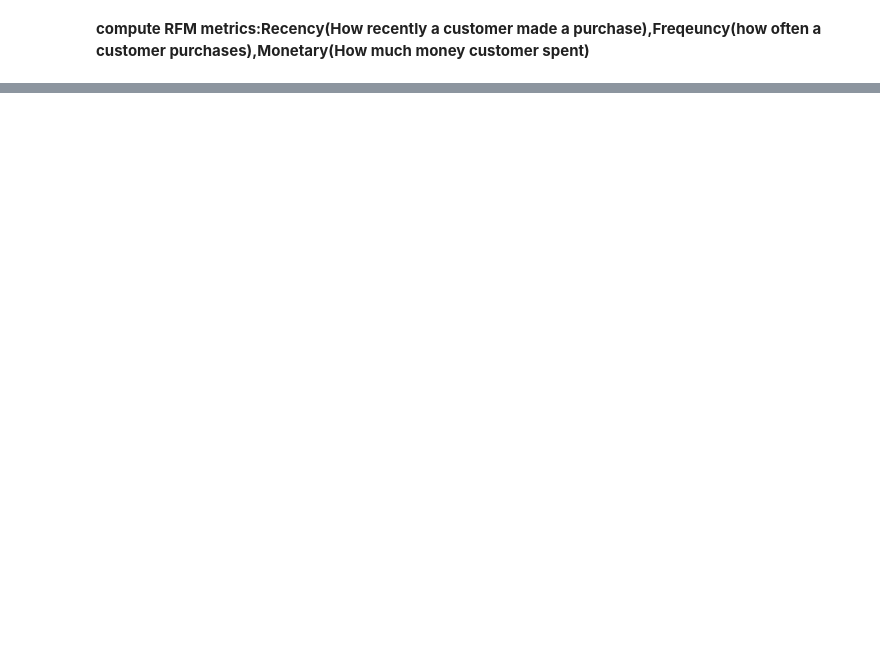
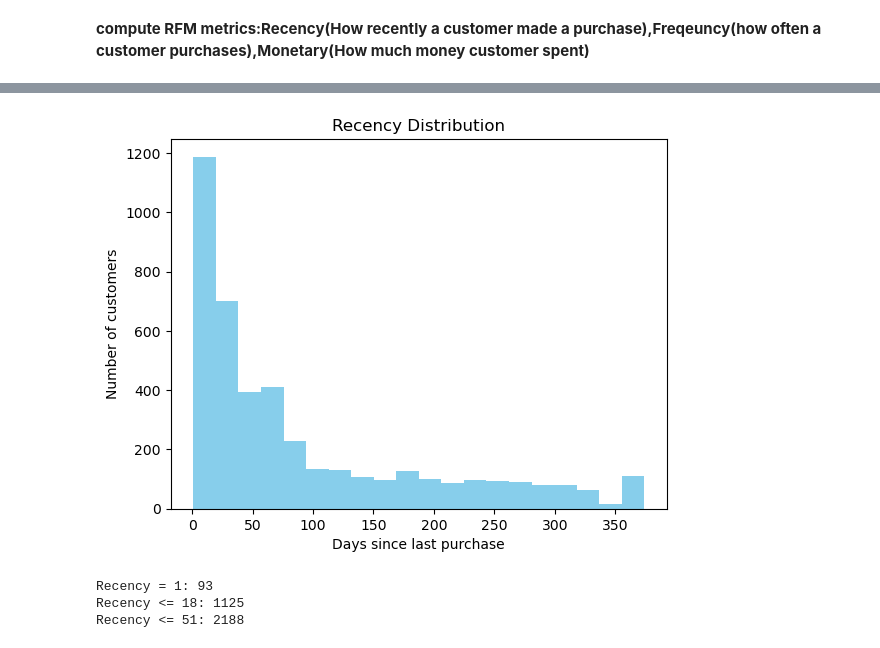
Before and after one commit to Ayush080-bct/E-commerce-Data-Analysis, a Jupyter notebook: notebook/03_cus_segementation.ipynb, the cells around one changed output, grey strips where cells are left out. Saved outputs shown, nothing was run; the diff lists cells and outputs as text; code cells hidden in the pictures; blank space fills up the shorter version.

```diff
--- a/notebook/03_cus_segementation.ipynb
+++ b/notebook/03_cus_segementation.ipynb
@@ -124,0 +221,3 @@ dtype: int64
+# %%
+refernce_date=df['InvoiceDate'].max()+pd.Timedelta(days=1)
+refernce_date
@@ -124,0 +406,24 @@ dtype: int64
+# %%
+
+plt.hist(rfm['Recency'], bins=20, color='skyblue')
+plt.title("Recency Distribution")
+plt.xlabel("Days since last purchase")
+plt.ylabel("Number of customers")
+plt.show()
+
+# Customers with Recency = 1
+recent_one_day = rfm[rfm['Recency'] == 1].shape[0]
+
+# Customers with Recency <= 18
+recent_18_days = rfm[rfm['Recency'] <= 18].shape[0]
+
+recent_51_days=rfm[rfm['Recency']<=51].shape[0]
+
+print("Recency = 1:", recent_one_day)
+print("Recency <= 18:", recent_18_days)
+print("Recency <= 51:", recent_51_days)
+# %% [output]
+[figure, added]
+Recency = 1: 93
+Recency <= 18: 1125
+Recency <= 51: 2188
```
Also changed, not shown: parts of 47 cells of this notebook, 1 other file.
